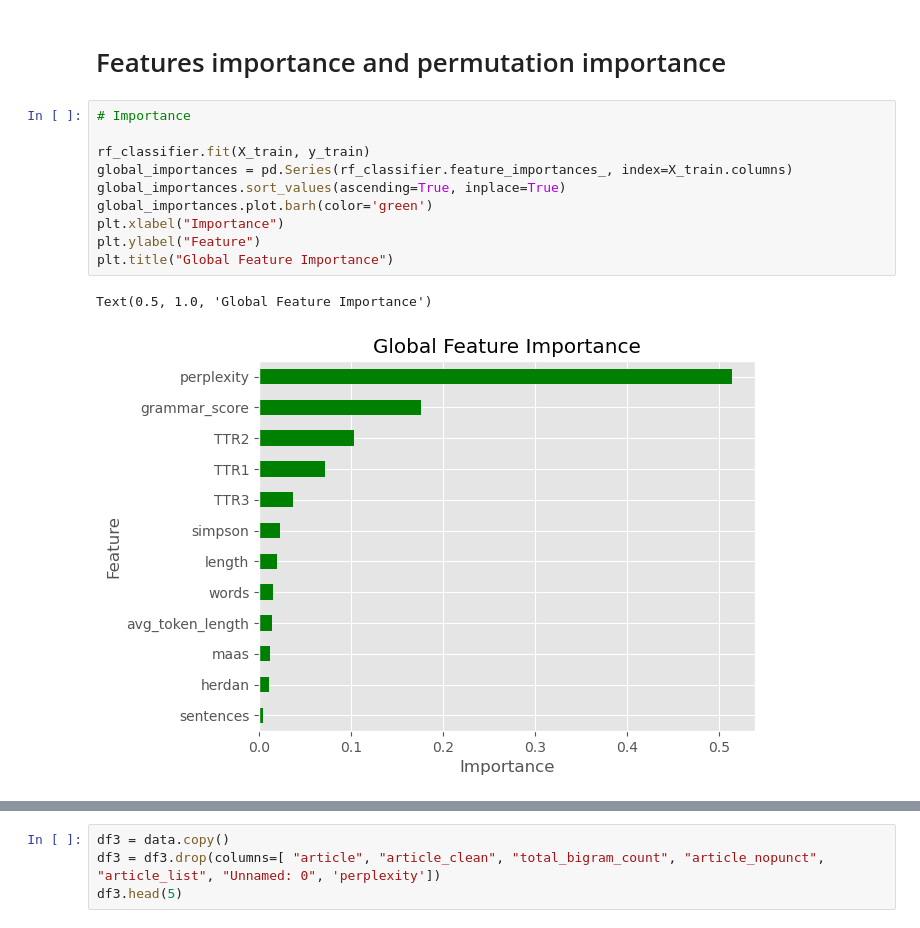
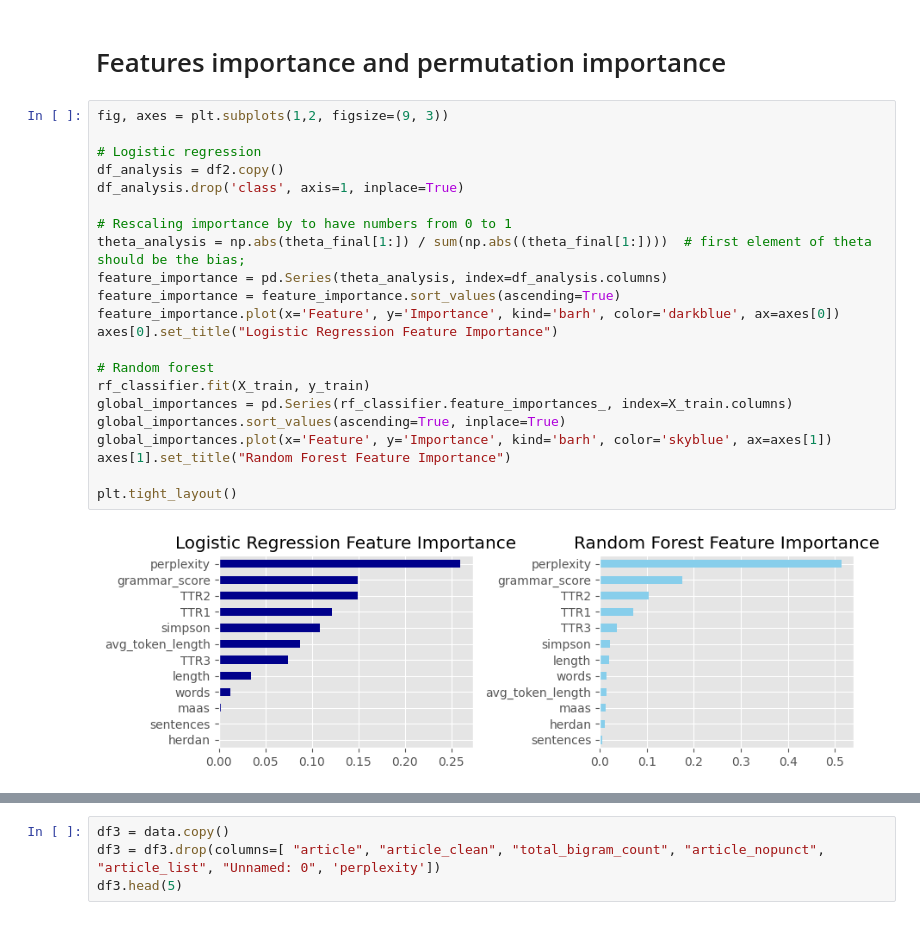
Before and after one commit to do3-173/FDS_Final, a Jupyter notebook: LR_with_TFIDF_and_NEWFEATURES2.ipynb, the cells around one changed output, grey strips where cells are left out. Drawn from its saved outputs; the diff is of its cells as text.

```diff
--- a/LR_with_TFIDF_and_NEWFEATURES2.ipynb
+++ b/LR_with_TFIDF_and_NEWFEATURES2.ipynb
@@ -1545,19 +1524,30 @@ plt.show()
 [figure]
 # %% [markdown]
 # Features importance and permutation importance
-# %%
-# Importance
-
-rf_classifier.fit(X_train, y_train)
-global_importances = pd.Series(rf_classifier.feature_importances_, index=X_train.columns)
-global_importances.sort_values(ascending=True, inplace=True)
-global_importances.plot.barh(color='green')
-plt.xlabel("Importance")
-plt.ylabel("Feature")
-plt.title("Global Feature Importance")
-# %% [output]
-Text(0.5, 1.0, 'Global Feature Importance')
-[figure, removed]
+# %%
+fig, axes = plt.subplots(1,2, figsize=(9, 3))
+
+# Logistic regression
+df_analysis = df2.copy()
+df_analysis.drop('class', axis=1, inplace=True)
+
+# Rescaling importance by to have numbers from 0 to 1
+theta_analysis = np.abs(theta_final[1:]) / sum(np.abs((theta_final[1:])))  # first element of theta should be the bias;
+feature_importance = pd.Series(theta_analysis, index=df_analysis.columns)
+feature_importance = feature_importance.sort_values(ascending=True)
+feature_importance.plot(x='Feature', y='Importance', kind='barh', color='darkblue', ax=axes[0])
+axes[0].set_title("Logistic Regression Feature Importance")
+
+# Random forest
+rf_classifier.fit(X_train, y_train)
+global_importances = pd.Series(rf_classifier.feature_importances_, index=X_train.columns)
+global_importances.sort_values(ascending=True, inplace=True)
+global_importances.plot(x='Feature', y='Importance', kind='barh', color='skyblue', ax=axes[1])
+axes[1].set_title("Random Forest Feature Importance")
+
+plt.tight_layout()
+# %% [output]
+[figure, added]
 # %%
 # Permutation importance
 from sklearn.inspection import permutation_importance
```
Also changed, not shown: parts of 9 cells of this notebook.
